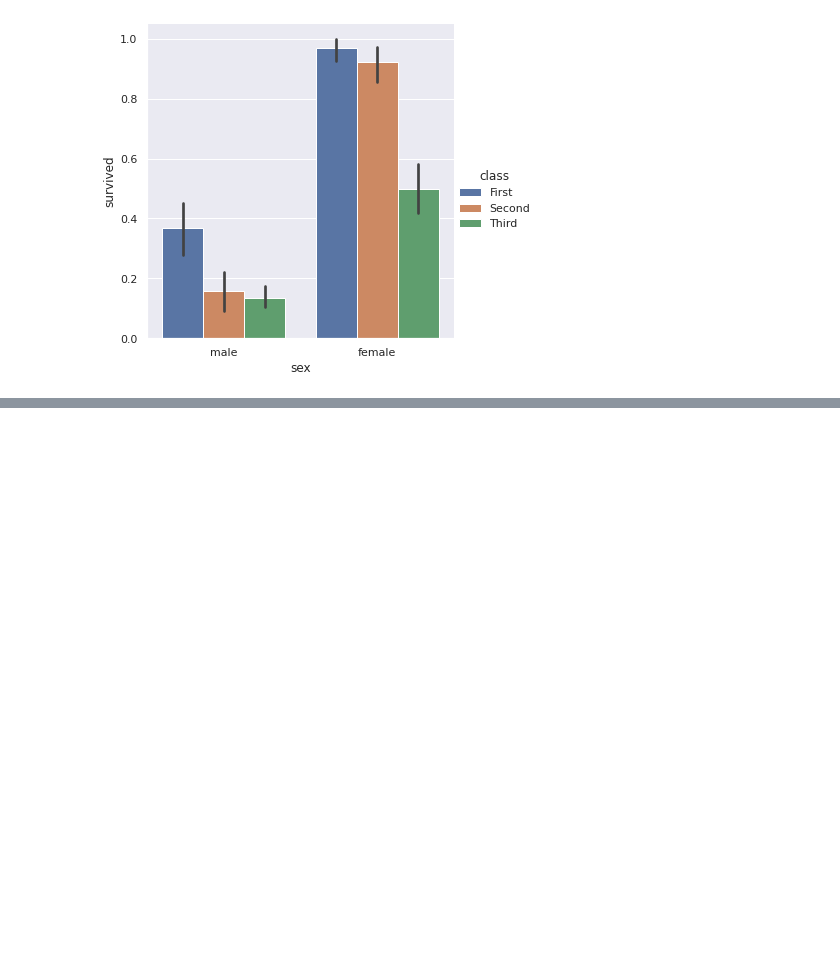
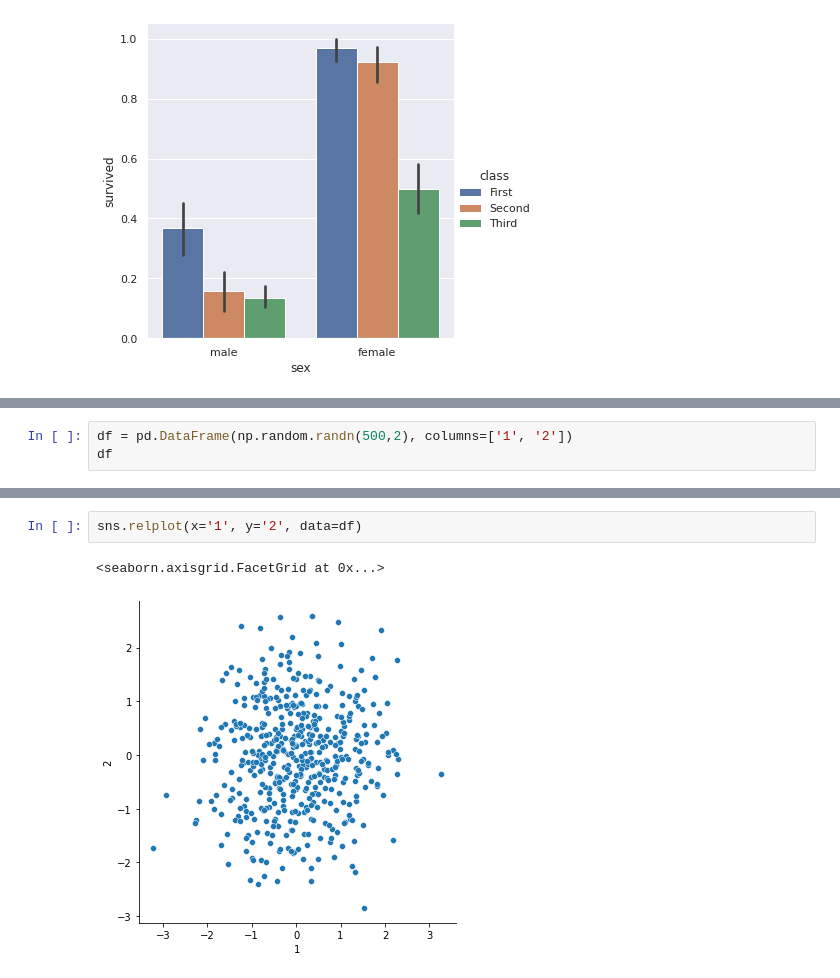
Before and after one commit to artjow/Python-Study-, a Jupyter notebook: seaborn.ipynb, the cells around one changed output, grey strips where cells are left out. Saved outputs shown, nothing was run; the diff lists cells and outputs as text; blank space fills up the shorter version.

```diff
--- a/seaborn.ipynb
+++ b/seaborn.ipynb
@@ -186,0 +193,3 @@ sns.catplot(x='sex', y='survived', hue='class', kind='bar', data=titanic)
+# %%
+df = pd.DataFrame(np.random.randn(500,2), columns=['1', '2'])
+df
@@ -186,0 +210,5 @@ sns.catplot(x='sex', y='survived', hue='class', kind='bar', data=titanic)
+# %%
+sns.relplot(x='1', y='2', data=df)
+# %% [output]
+<seaborn.axisgrid.FacetGrid at 0x...>
+[figure, added]
```
Also changed, not shown: parts of 8 cells of this notebook.
